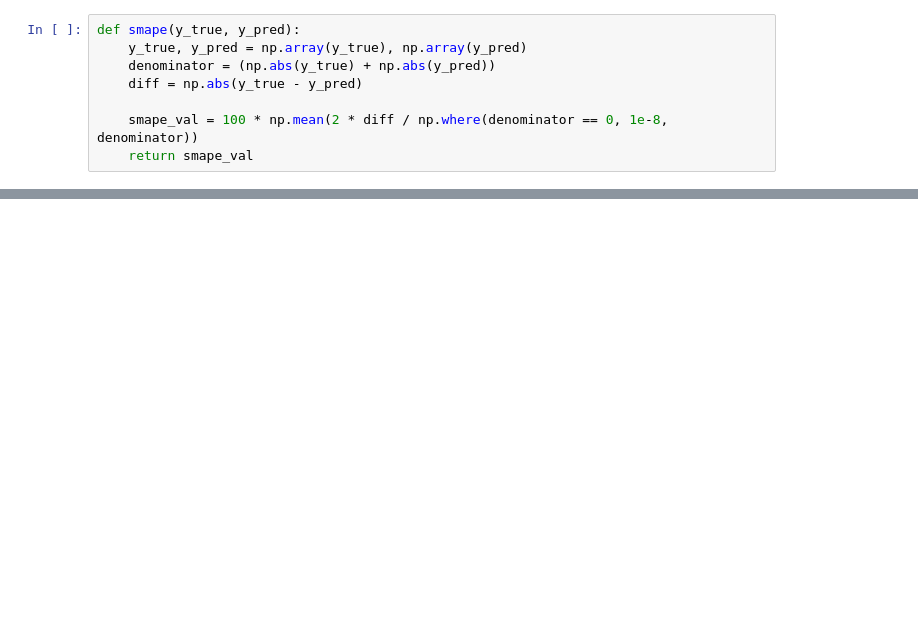
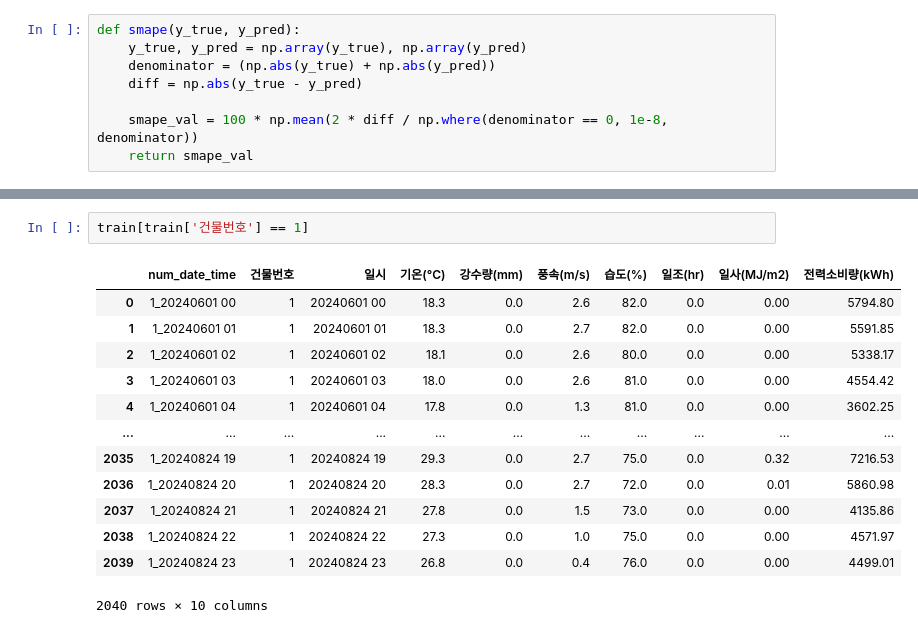
Before and after one commit to jjh0987/MyProject, a Jupyter notebook: pythonProject/2025/전력사용량예측/Untitled.ipynb, the cells around one changed output, grey strips where cells are left out. Cells and saved outputs as stored; diff of their text form; blank space fills up the shorter version.

```diff
--- a/pythonProject/2025/전력사용량예측/Untitled.ipynb
+++ b/pythonProject/2025/전력사용량예측/Untitled.ipynb
@@ -31,0 +87,16 @@ from pycaret import regression
+# %%
+train[train['건물번호'] == 1]
+# %% [output]
+|  | num_date_time | 건물번호 | 일시 | 기온(°C) | 강수량(mm) | 풍속(m/s) | 습도(%) | 일조(hr) | 일사(MJ/m2) | 전력소비량(kWh) |
+| 0 | 1_20240601 00 | 1 | 20240601 00 | 18.3 | 0.0 | 2.6 | 82.0 | 0.0 | 0.00 | 5794.80 |
+| 1 | 1_20240601 01 | 1 | 20240601 01 | 18.3 | 0.0 | 2.7 | 82.0 | 0.0 | 0.00 | 5591.85 |
+| 2 | 1_20240601 02 | 1 | 20240601 02 | 18.1 | 0.0 | 2.6 | 80.0 | 0.0 | 0.00 | 5338.17 |
+| 3 | 1_20240601 03 | 1 | 20240601 03 | 18.0 | 0.0 | 2.6 | 81.0 | 0.0 | 0.00 | 4554.42 |
+| 4 | 1_20240601 04 | 1 | 20240601 04 | 17.8 | 0.0 | 1.3 | 81.0 | 0.0 | 0.00 | 3602.25 |
+| ... | ... | ... | ... | ... | ... | ... | ... | ... | ... | ... |
+| 2035 | 1_20240824 19 | 1 | 20240824 19 | 29.3 | 0.0 | 2.7 | 75.0 | 0.0 | 0.32 | 7216.53 |
+| 2036 | 1_20240824 20 | 1 | 20240824 20 | 28.3 | 0.0 | 2.7 | 72.0 | 0.0 | 0.01 | 5860.98 |
+| 2037 | 1_20240824 21 | 1 | 20240824 21 | 27.8 | 0.0 | 1.5 | 73.0 | 0.0 | 0.00 | 4135.86 |
+| 2038 | 1_20240824 22 | 1 | 20240824 22 | 27.3 | 0.0 | 1.0 | 75.0 | 0.0 | 0.00 | 4571.97 |
+| 2039 | 1_20240824 23 | 1 | 20240824 23 | 26.8 | 0.0 | 0.4 | 76.0 | 0.0 | 0.00 | 4499.01 |
+2040 rows × 10 columns
```
Also changed, not shown: parts of 10 cells of this notebook, 23 other files.
